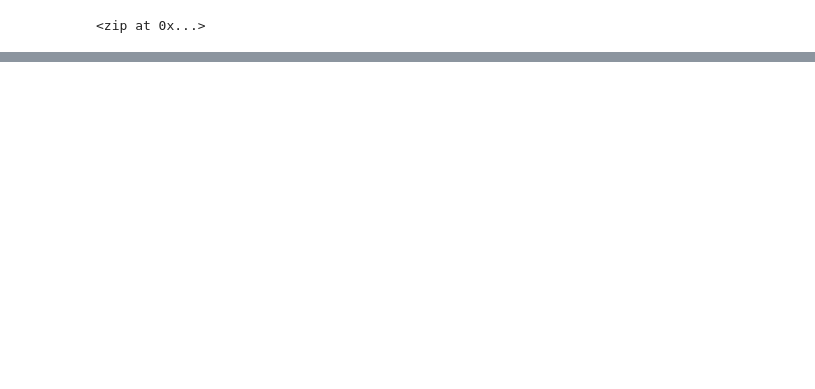
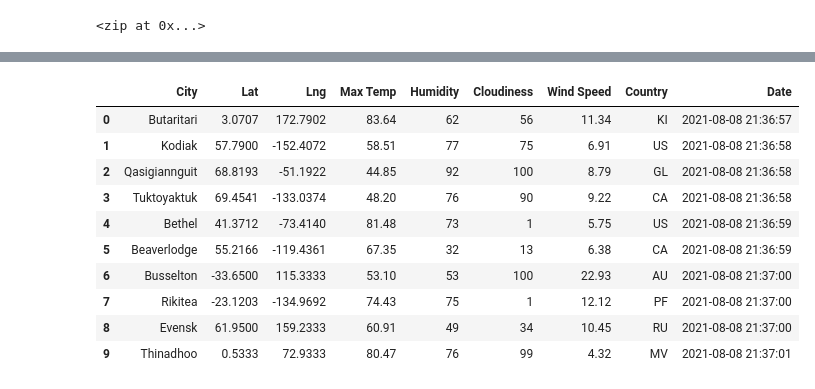
Before and after one commit to obriencw/World_Weather_Analysis, a Jupyter notebook: WeatherPy.ipynb, the cells around one changed output, grey strips where cells are left out. Saved outputs shown, nothing was run; the diff lists cells and outputs as text; code cells hidden in the pictures; blank space fills up the shorter version.

```diff
--- a/WeatherPy.ipynb
+++ b/WeatherPy.ipynb
@@ -33,0 +41,3 @@ len(cities)
+# %%
+# Starting URL for Weather Map API Call.
+url = "http://api.openweathermap.org/data/2.5/weather?units=Imperial&APPID=" + weather_api_key
@@ -33,0 +122,16 @@ len(cities)
+# %%
+# Convert the array of dictionaries to a Pandas DataFrame.
+city_data_df = pd.DataFrame(city_data)
+city_data_df.head(10)
+# %% [output]
+|  | City | Lat | Lng | Max Temp | Humidity | Cloudiness | Wind Speed | Country | Date |
+| 0 | Butaritari | 3.0707 | 172.7902 | 83.64 | 62 | 56 | 11.34 | KI | 2021-08-08 21:36:57 |
+| 1 | Kodiak | 57.7900 | -152.4072 | 58.51 | 77 | 75 | 6.91 | US | 2021-08-08 21:36:58 |
+| 2 | Qasigiannguit | 68.8193 | -51.1922 | 44.85 | 92 | 100 | 8.79 | GL | 2021-08-08 21:36:58 |
+| 3 | Tuktoyaktuk | 69.4541 | -133.0374 | 48.20 | 76 | 90 | 9.22 | CA | 2021-08-08 21:36:58 |
+| 4 | Bethel | 41.3712 | -73.4140 | 81.48 | 73 | 1 | 5.75 | US | 2021-08-08 21:36:59 |
+| 5 | Beaverlodge | 55.2166 | -119.4361 | 67.35 | 32 | 13 | 6.38 | CA | 2021-08-08 21:36:59 |
+| 6 | Busselton | -33.6500 | 115.3333 | 53.10 | 53 | 100 | 22.93 | AU | 2021-08-08 21:37:00 |
+| 7 | Rikitea | -23.1203 | -134.9692 | 74.43 | 75 | 1 | 12.12 | PF | 2021-08-08 21:37:00 |
+| 8 | Evensk | 61.9500 | 159.2333 | 60.91 | 49 | 34 | 10.45 | RU | 2021-08-08 21:37:00 |
+| 9 | Thinadhoo | 0.5333 | 72.9333 | 80.47 | 76 | 99 | 4.32 | MV | 2021-08-08 21:37:01 |
```
Also changed, not shown: parts of 5 cells of this notebook, 5 other files.
